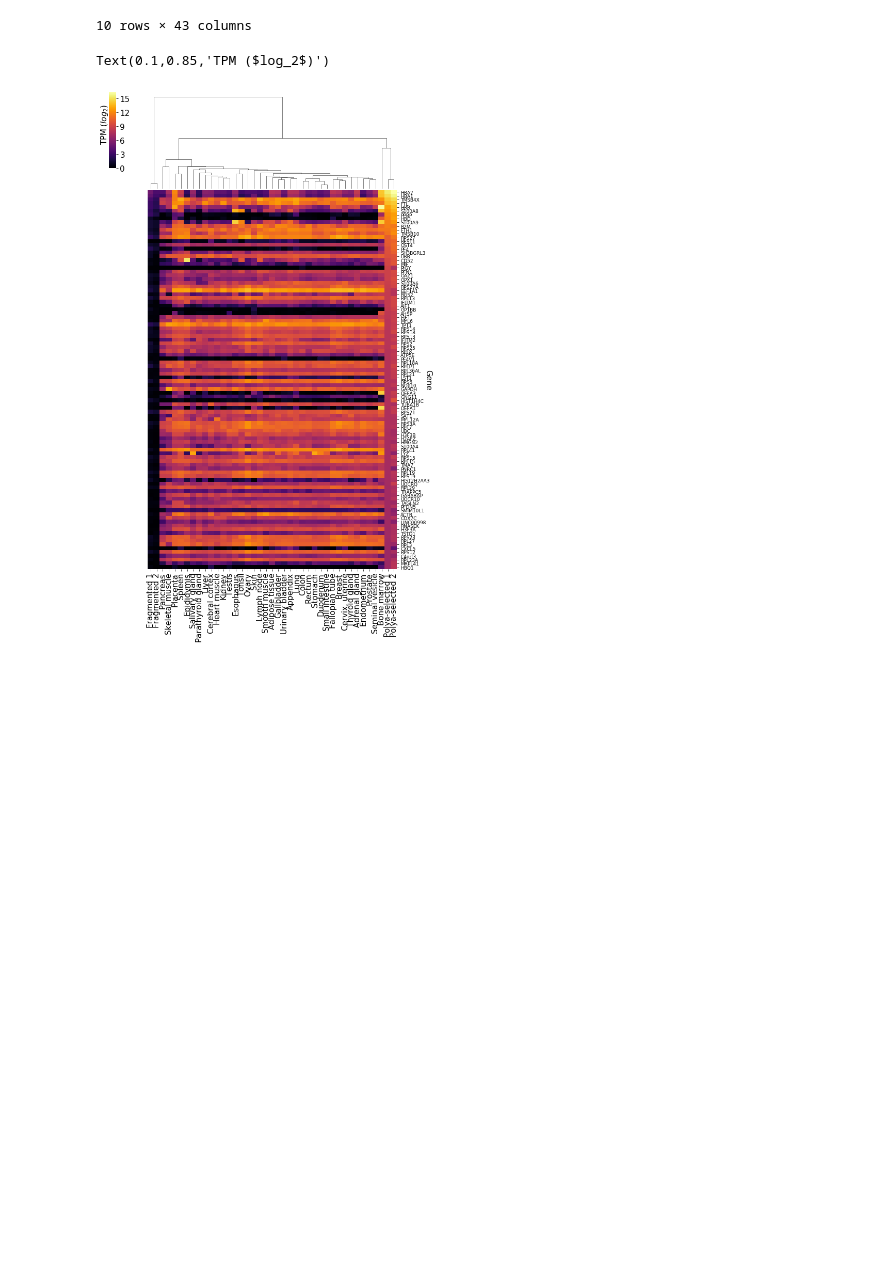
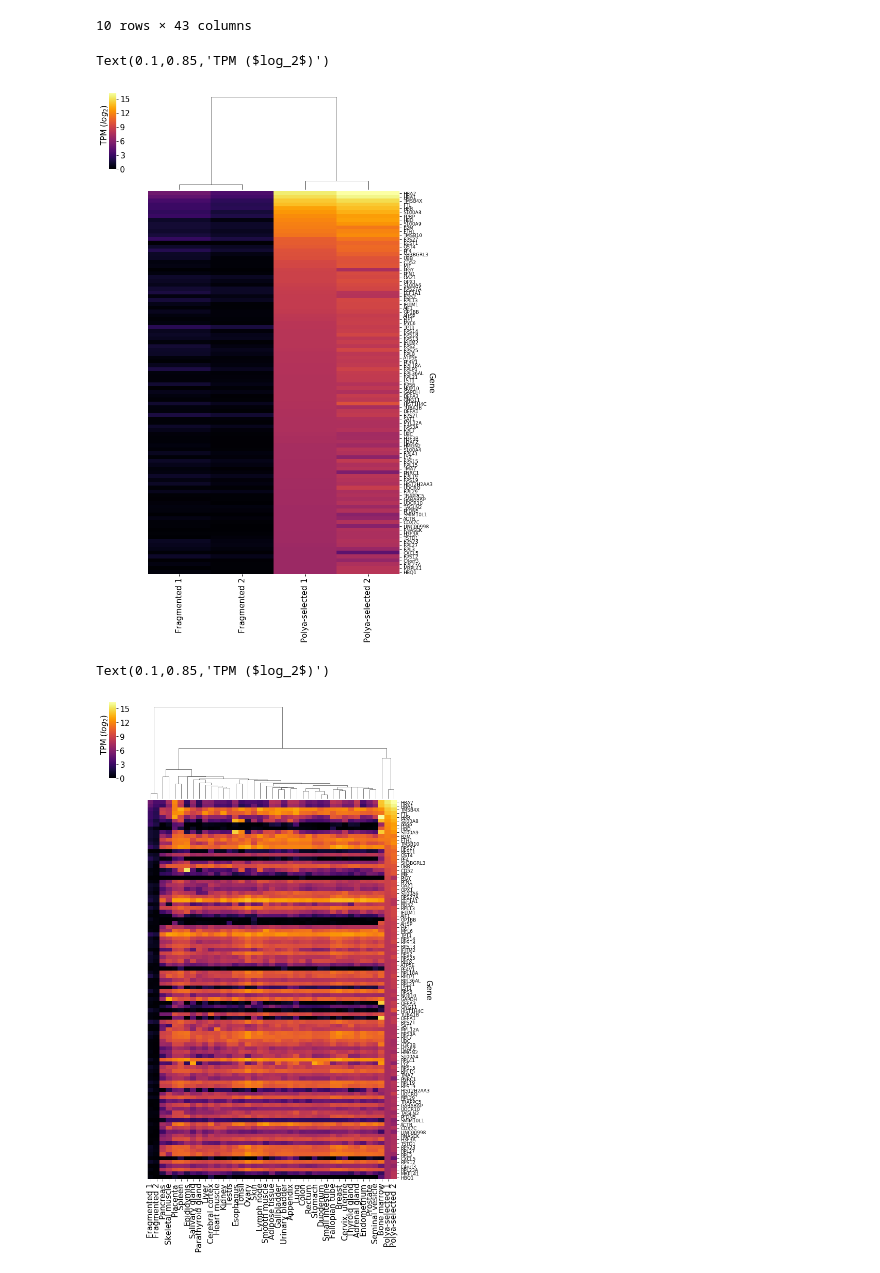
Before and after one commit to wckdouglas/cfNA, a Jupyter notebook: plots/count_explorer.ipynb, the cells around one changed output. Saved outputs shown, nothing was run; the diff lists cells and outputs as text; code cells hidden in the pictures; blank space fills up the shorter version.

```diff
--- a/plots/count_explorer.ipynb
+++ b/plots/count_explorer.ipynb
@@ -479,6 +479,22 @@ cor_df.head(10)
 | S100A9 | ENSG00000163220 | S100A9 | 794.0 | 53.5 | 2087.4 | 20959.3 | 51.3 | 20.9 | ... |
 | B2M | ENSG00000166710 | B2M | 1090.6 | 1575.8 | 2639.0 | 2345.3 | 510.2 | 379.5 | ... |
 10 rows × 43 columns
+# %%
+top_n = 100
+p = sns.clustermap(np.log2(cor_df.iloc[:top_n,-4:]+1),
+                   row_cluster=False,
+                  figsize = (10,17),
+                  cmap = 'inferno')
+ax = p.ax_heatmap
+yt = ax.set_yticks(np.arange(top_n)+0.5)
+xt = ax.set_xticks(np.arange(4) + 0.5)
+xt = ax.set_xticklabels(cor_df.columns[-4:].str.capitalize()[p.dendrogram_col.reordered_ind])
+yt = ax.set_yticklabels(cor_df.index[:top_n], fontsize=9)
+ax.set_ylabel('Gene', rotation = 270)
+p.fig.text(0.1,0.85, r'TPM ($log_2$)', rotation = 90, fontsize=15)
+# %% [output]
+Text(0.1,0.85,'TPM ($log_2$)')
+[figure, added]
 # %%
 top_n = 100
 p = sns.clustermap(np.log2(cor_df.iloc[:top_n,2:]+1),
```
Also changed, not shown: parts of 6 cells of this notebook, 2 other files.
